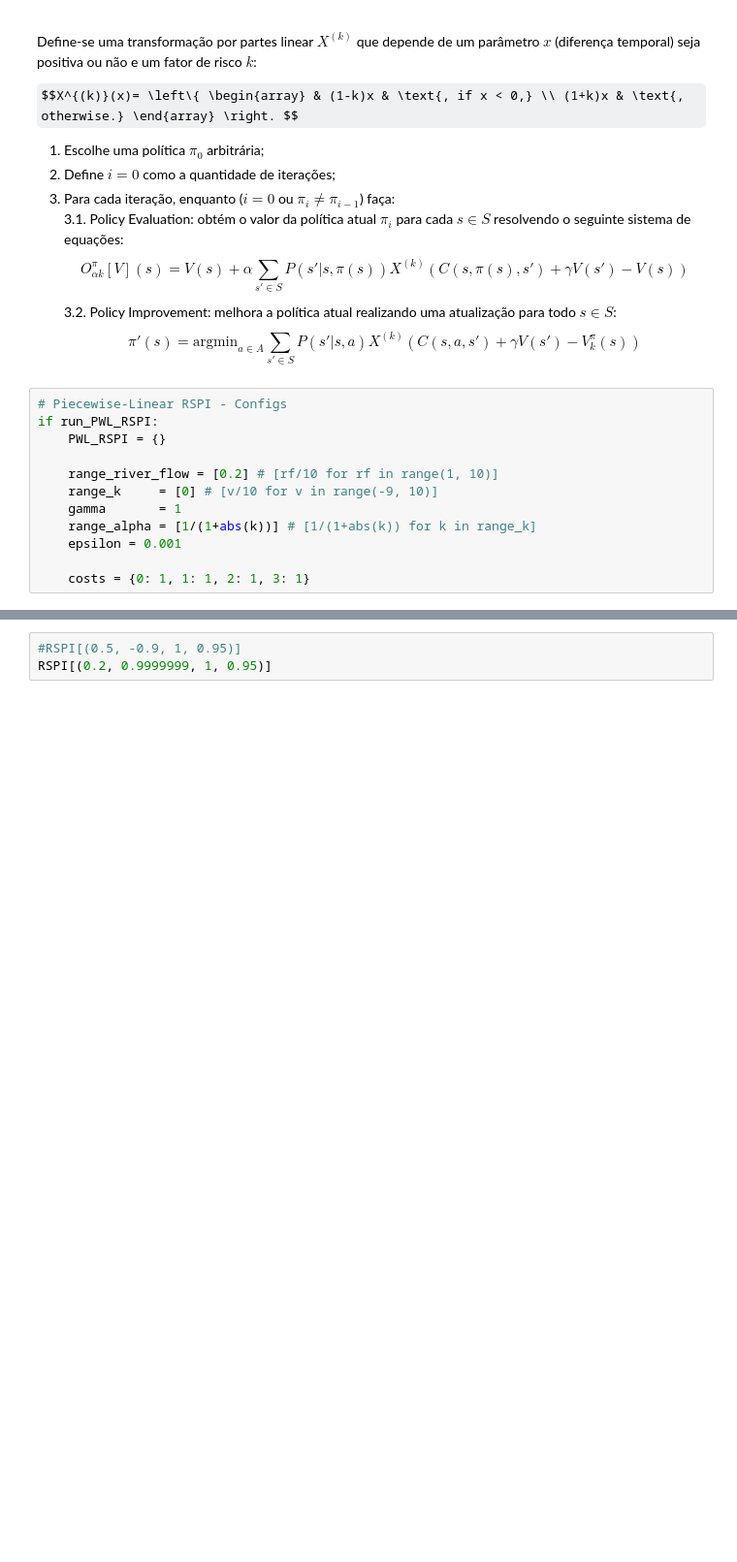
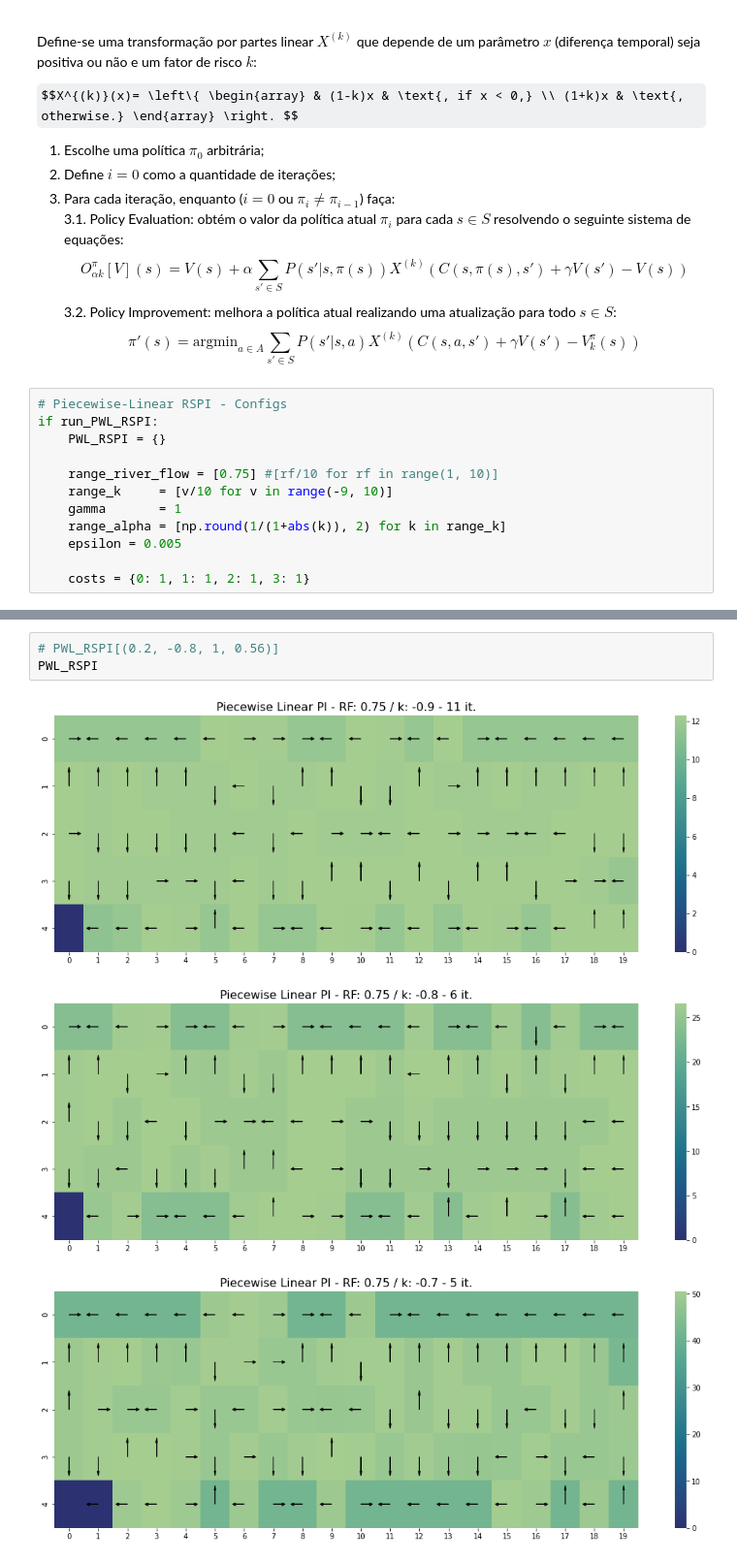
Before and after one commit to igormiyamura/ppgsi_riskaverse_rl, a Jupyter notebook: notebooks/1_Experimentos.ipynb, the cells around one changed output, grey strips where cells are left out. Shown at 97% size. Cells and saved outputs as stored; diff of their text form; some formulas as TeX source; blank space fills up the shorter version.

```diff
--- a/notebooks/1_Experimentos.ipynb
+++ b/notebooks/1_Experimentos.ipynb
@@ -233,11 +284,11 @@ $$X^{(k)}(x)= \left\{ \begin{array} & (1-k)x & \text{, if x < 0,} \\ (1+k)x & \t
 if run_PWL_RSPI:
     PWL_RSPI = {}
 
-    range_river_flow = [0.2] # [rf/10 for rf in range(1, 10)]
-    range_k     = [0] # [v/10 for v in range(-9, 10)]
+    range_river_flow = [0.75] #[rf/10 for rf in range(1, 10)]
+    range_k     = [v/10 for v in range(-9, 10)]
     gamma       = 1
-    range_alpha = [1/(1+abs(k))] # [1/(1+abs(k)) for k in range_k]
-    epsilon = 0.001
+    range_alpha = [np.round(1/(1+abs(k)), 2) for k in range_k]
+    epsilon = 0.005
 
     costs = {0: 1, 1: 1, 2: 1, 3: 1}
 # %%
@@ -272,3 +315,7 @@ RSPI.keys()
-# %%
-#RSPI[(0.5, -0.9, 1, 0.95)]
-RSPI[(0.2, 0.9999999, 1, 0.95)]
+# %%
+# PWL_RSPI[(0.2, -0.8, 1, 0.56)]
+PWL_RSPI
+# %% [output]
+[figure, added]
+[figure, added]
+[figure, added]
```
Also changed, not shown: parts of 28 cells of this notebook, 5 other files.
